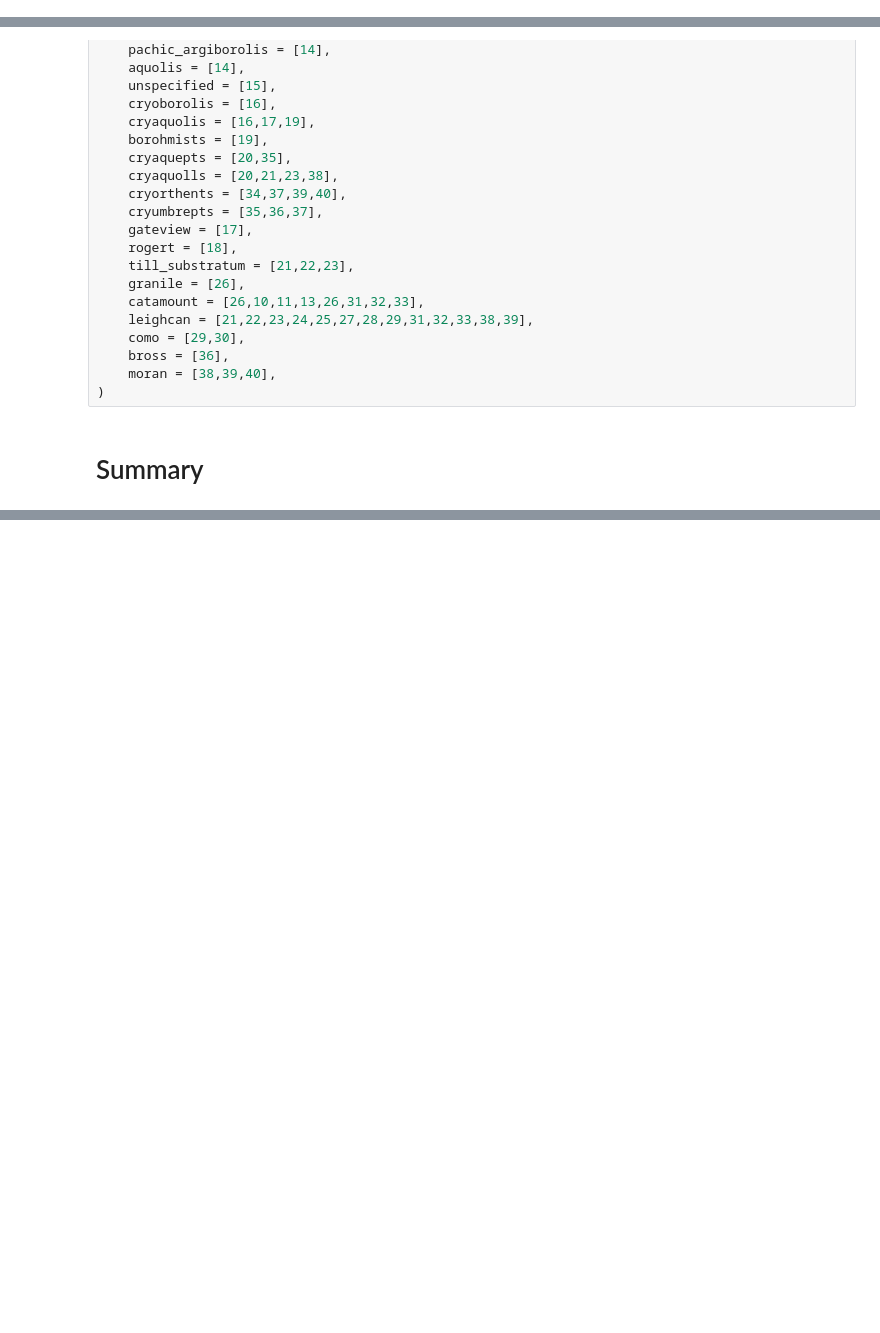
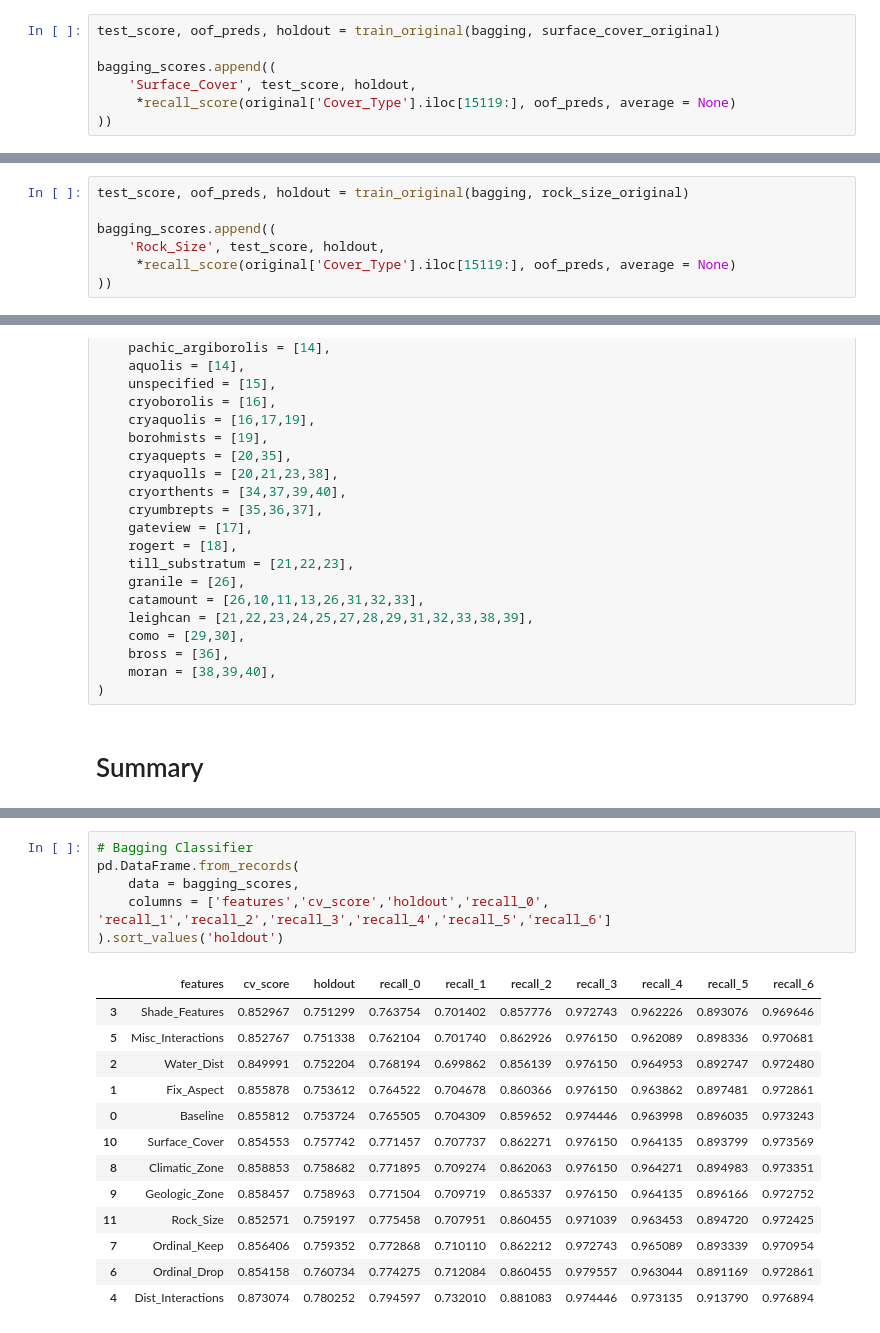
Before and after one commit to rsizem2/forest-cover-type-prediction, a Jupyter notebook: notebooks/Notebook 3 - Feature Engineering.ipynb, the cells around one changed output, grey strips where cells are left out. Drawn from its saved outputs; the diff is of its cells as text; blank space fills up the shorter version.

```diff
--- a/notebooks/Notebook 3 - Feature Engineering.ipynb
+++ b/notebooks/Notebook 3 - Feature Engineering.ipynb
@@ -890,0 +1561,7 @@ Training Time: 2.13s
+# %%
+test_score, oof_preds, holdout = train_original(bagging, surface_cover_original)
+
+bagging_scores.append((
+    'Surface_Cover', test_score, holdout,
+     *recall_score(original['Cover_Type'].iloc[15119:], oof_preds, average = None)
+))
@@ -953,0 +1689,7 @@ Training Time: 2.01s
+# %%
+test_score, oof_preds, holdout = train_original(bagging, rock_size_original)
+
+bagging_scores.append((
+    'Rock_Size', test_score, holdout,
+     *recall_score(original['Cover_Type'].iloc[15119:], oof_preds, average = None)
+))
@@ -1032,0 +1820,20 @@ pd.DataFrame.from_records(
+# %%
+# Bagging Classifier
+pd.DataFrame.from_records(
+    data = bagging_scores,
+    columns = ['features','cv_score','holdout','recall_0', 'recall_1','recall_2','recall_3','recall_4','recall_5','recall_6']
+).sort_values('holdout')
+# %% [output]
+|  | features | cv_score | holdout | recall_0 | recall_1 | recall_2 | recall_3 | recall_4 | recall_5 | recall_6 |
+| 3 | Shade_Features | 0.852967 | 0.751299 | 0.763754 | 0.701402 | 0.857776 | 0.972743 | 0.962226 | 0.893076 | 0.969646 |
+| 5 | Misc_Interactions | 0.852767 | 0.751338 | 0.762104 | 0.701740 | 0.862926 | 0.976150 | 0.962089 | 0.898336 | 0.970681 |
+| 2 | Water_Dist | 0.849991 | 0.752204 | 0.768194 | 0.699862 | 0.856139 | 0.976150 | 0.964953 | 0.892747 | 0.972480 |
+| 1 | Fix_Aspect | 0.855878 | 0.753612 | 0.764522 | 0.704678 | 0.860366 | 0.976150 | 0.963862 | 0.897481 | 0.972861 |
+| 0 | Baseline | 0.855812 | 0.753724 | 0.765505 | 0.704309 | 0.859652 | 0.974446 | 0.963998 | 0.896035 | 0.973243 |
+| 10 | Surface_Cover | 0.854553 | 0.757742 | 0.771457 | 0.707737 | 0.862271 | 0.976150 | 0.964135 | 0.893799 | 0.973569 |
+| 8 | Climatic_Zone | 0.858853 | 0.758682 | 0.771895 | 0.709274 | 0.862063 | 0.976150 | 0.964271 | 0.894983 | 0.973351 |
+| 9 | Geologic_Zone | 0.858457 | 0.758963 | 0.771504 | 0.709719 | 0.865337 | 0.976150 | 0.964135 | 0.896166 | 0.972752 |
+| 11 | Rock_Size | 0.852571 | 0.759197 | 0.775458 | 0.707951 | 0.860455 | 0.971039 | 0.963453 | 0.894720 | 0.972425 |
+| 7 | Ordinal_Keep | 0.856406 | 0.759352 | 0.772868 | 0.710110 | 0.862212 | 0.972743 | 0.965089 | 0.893339 | 0.970954 |
+| 6 | Ordinal_Drop | 0.854158 | 0.760734 | 0.774275 | 0.712084 | 0.860455 | 0.979557 | 0.963044 | 0.891169 | 0.972861 |
+| 4 | Dist_Interactions | 0.873074 | 0.780252 | 0.794597 | 0.732010 | 0.881083 | 0.974446 | 0.973135 | 0.913790 | 0.976894 |
```
Also changed, not shown: parts of 96 cells of this notebook.
